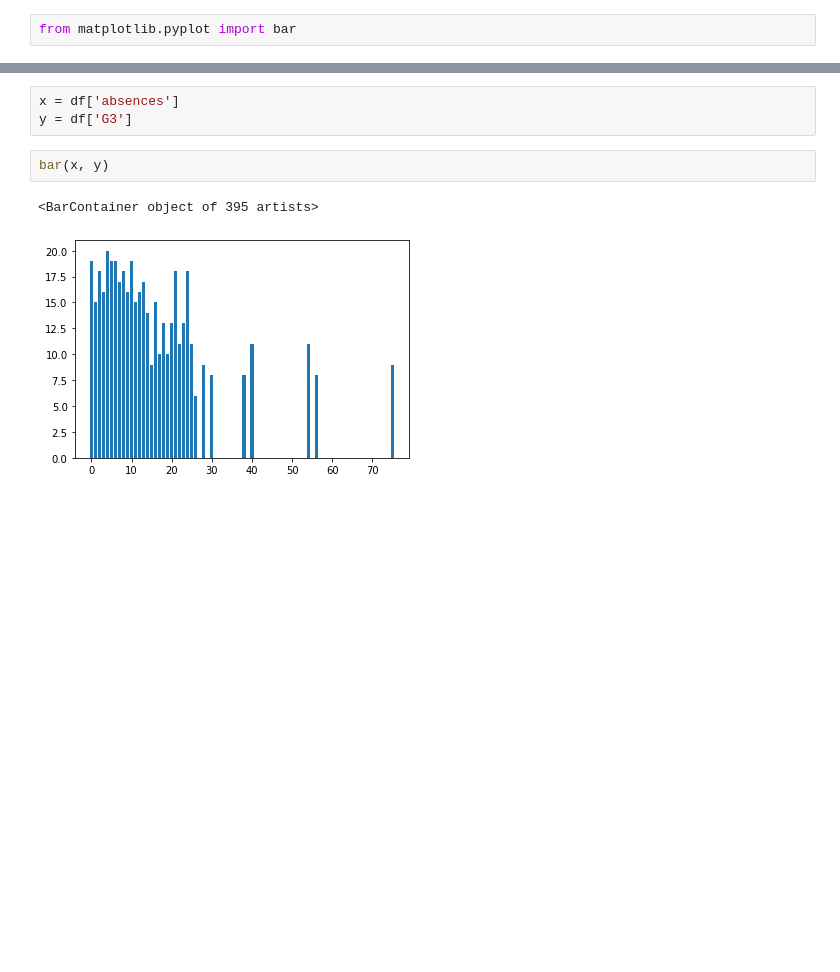
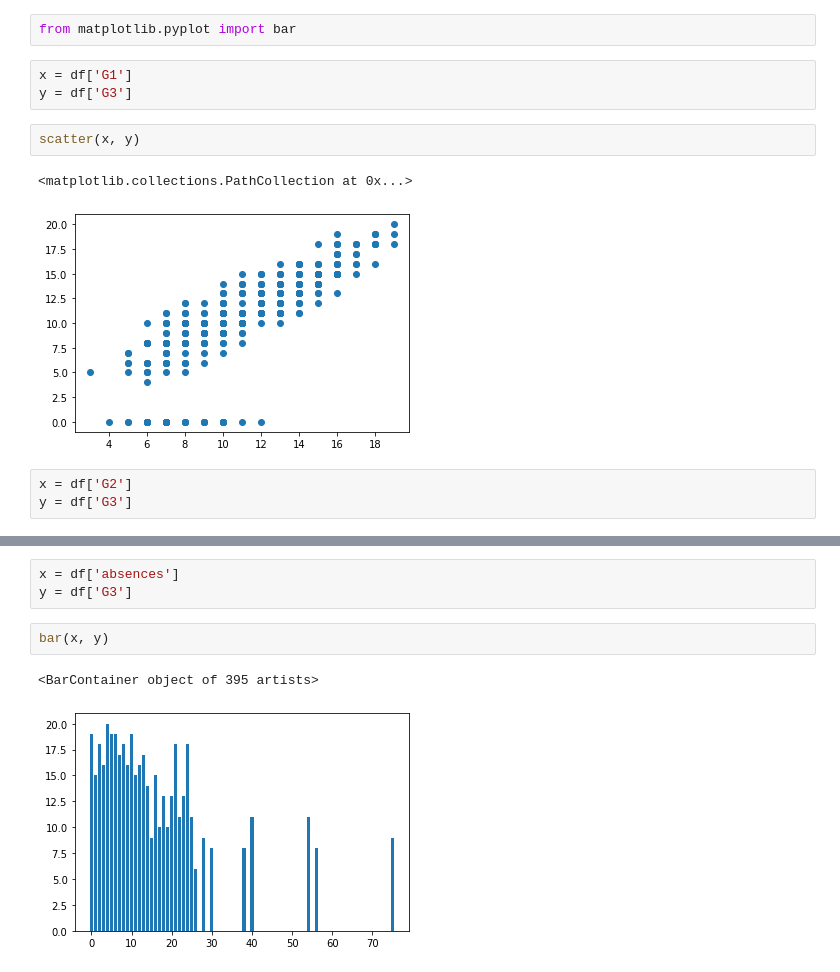
Before and after one commit to aaqidmasoodi/dailypython, a Jupyter notebook: Intermediate Python/06 External Modules/MLIntro/mlIntro.ipynb, the cells around one changed output, grey strips where cells are left out. Drawn from its saved outputs; the diff is of its cells as text; blank space fills up the shorter version.

```diff
--- a/Intermediate Python/06 External Modules/MLIntro/mlIntro.ipynb
+++ b/Intermediate Python/06 External Modules/MLIntro/mlIntro.ipynb
@@ -30,2 +51,13 @@ y = df['G3']
 # %%
 from matplotlib.pyplot import bar
+# %%
+x = df['G1']
+y = df['G3']
+# %%
+scatter(x, y)
+# %% [output]
+<matplotlib.collections.PathCollection at 0x...>
+[figure, added]
+# %%
+x = df['G2']
+y = df['G3']
```
Also changed, not shown: parts of 12 cells of this notebook, 16 other files.
